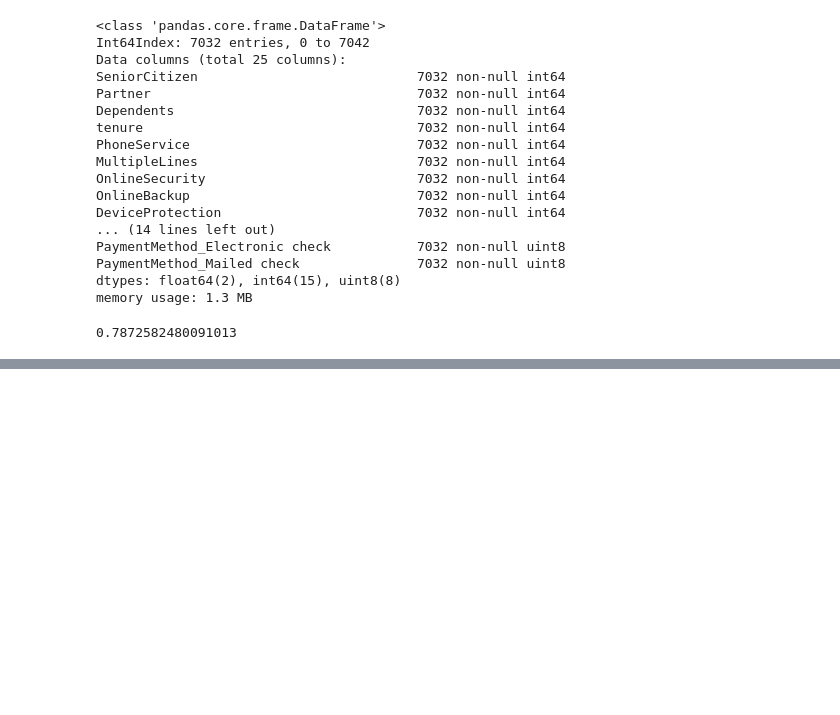
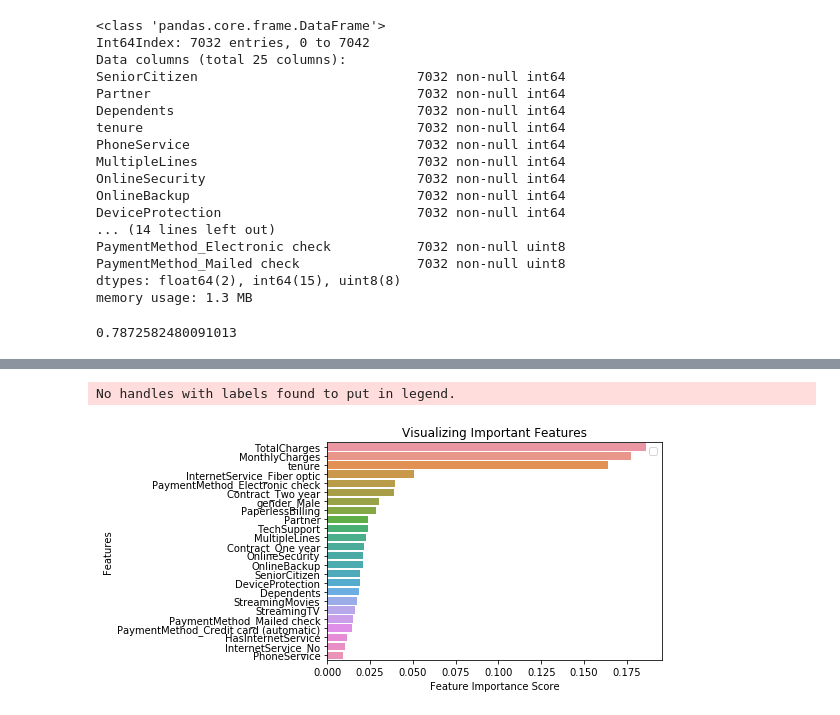
Before and after one commit to parasdoshicom/SpringboardDSIntensive, a Jupyter notebook: Customer Churn Prediction.ipynb, the cells around one changed output, grey strips where cells are left out. Saved outputs shown, nothing was run; the diff lists cells and outputs as text; code cells hidden in the pictures; blank space fills up the shorter version.

```diff
--- a/Customer Churn Prediction.ipynb
+++ b/Customer Churn Prediction.ipynb
@@ -1331,0 +1361,8 @@ print(accuracy_score(ypred, ytest))
+# %%
+from sklearn.ensemble import RandomForestClassifier
+from sklearn import metrics
+
+clf=RandomForestClassifier()
+clf.fit(xtrain,ytrain)
+ypred=clf.predict(xtest)
+print("RF Accuracy:",metrics.accuracy_score(ytest, ypred))
@@ -1331,0 +1375,5 @@ print(accuracy_score(ypred, ytest))
+# %%
+import pandas as pd
+features_df = churndata.drop(['Churn'],axis=1)
+feature_imp = pd.Series(clf.feature_importances_,index=features_df.columns.values).sort_values(ascending=False)
+feature_imp
@@ -1331,0 +1398,13 @@ print(accuracy_score(ypred, ytest))
+# %%
+import matplotlib.pyplot as plt
+import seaborn as sns
+%matplotlib inline
+sns.barplot(x=feature_imp, y=feature_imp.index)
+plt.xlabel('Feature Importance Score')
+plt.ylabel('Features')
+plt.title("Visualizing Important Features")
+plt.legend()
+plt.show()
+# %% [output]
+No handles with labels found to put in legend.
+[figure, added]
```
Also changed, not shown: parts of 25 cells of this notebook.
